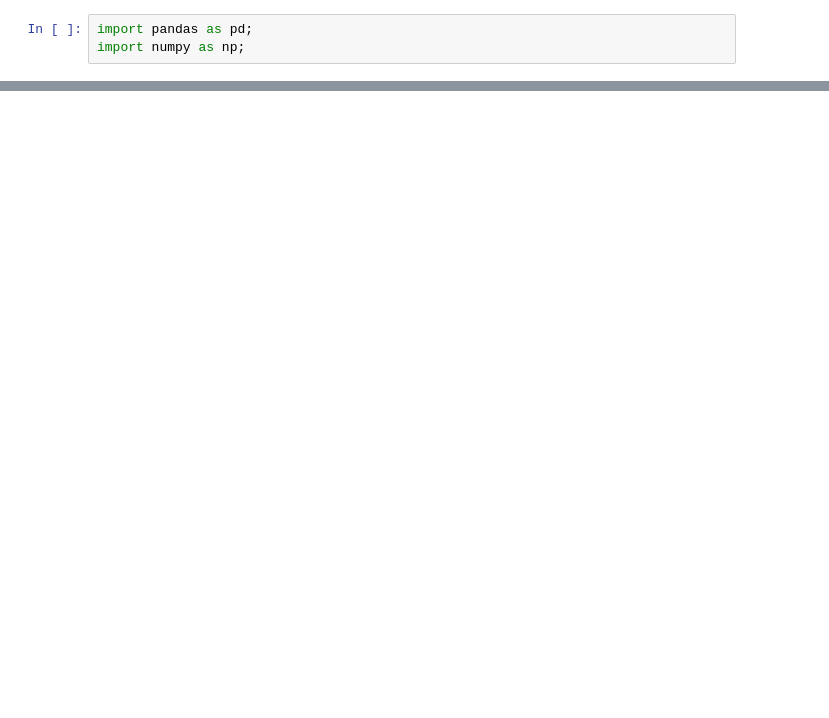
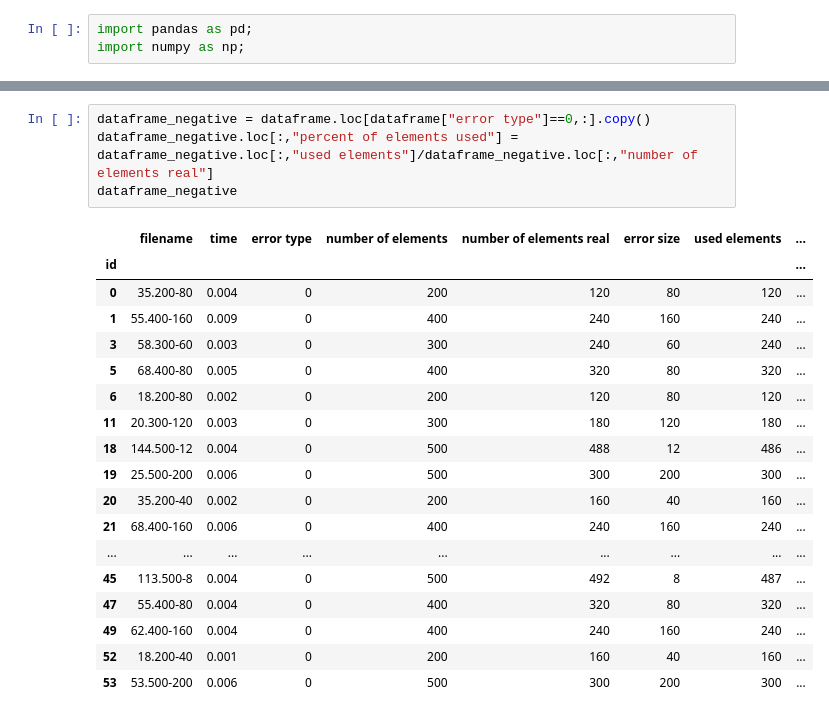
Before and after one commit to Wojtas1411/bio-inf-project, a Jupyter notebook: analyze_output.ipynb, the cells around one changed output, grey strips where cells are left out. Drawn from its saved outputs; the diff is of its cells as text; blank space fills up the shorter version.

```diff
--- a/analyze_output.ipynb
+++ b/analyze_output.ipynb
@@ -37,0 +40,23 @@ dataframe.describe()
+# %%
+dataframe_negative = dataframe.loc[dataframe["error type"]==0,:].copy()
+dataframe_negative.loc[:,"percent of elements used"] = dataframe_negative.loc[:,"used elements"]/dataframe_negative.loc[:,"number of elements real"]
+dataframe_negative
+# %% [output]
+|  | filename | time | error type | number of elements | number of elements real | error size | used elements | ... |
+| id |  |  |  |  |  |  |  | ... |
+| 0 | 35.200-80 | 0.004 | 0 | 200 | 120 | 80 | 120 | ... |
+| 1 | 55.400-160 | 0.009 | 0 | 400 | 240 | 160 | 240 | ... |
+| 3 | 58.300-60 | 0.003 | 0 | 300 | 240 | 60 | 240 | ... |
+| 5 | 68.400-80 | 0.005 | 0 | 400 | 320 | 80 | 320 | ... |
+| 6 | 18.200-80 | 0.002 | 0 | 200 | 120 | 80 | 120 | ... |
+| 11 | 20.300-120 | 0.003 | 0 | 300 | 180 | 120 | 180 | ... |
+| 18 | 144.500-12 | 0.004 | 0 | 500 | 488 | 12 | 486 | ... |
+| 19 | 25.500-200 | 0.006 | 0 | 500 | 300 | 200 | 300 | ... |
+| 20 | 35.200-40 | 0.002 | 0 | 200 | 160 | 40 | 160 | ... |
+| 21 | 68.400-160 | 0.006 | 0 | 400 | 240 | 160 | 240 | ... |
+| ... | ... | ... | ... | ... | ... | ... | ... | ... |
+| 45 | 113.500-8 | 0.004 | 0 | 500 | 492 | 8 | 487 | ... |
+| 47 | 55.400-80 | 0.004 | 0 | 400 | 320 | 80 | 320 | ... |
+| 49 | 62.400-160 | 0.004 | 0 | 400 | 240 | 160 | 240 | ... |
+| 52 | 18.200-40 | 0.001 | 0 | 200 | 160 | 40 | 160 | ... |
+| 53 | 53.500-200 | 0.006 | 0 | 500 | 300 | 200 | 300 | ... |
```
Also changed, not shown: parts of 6 cells of this notebook, 14 other files.
